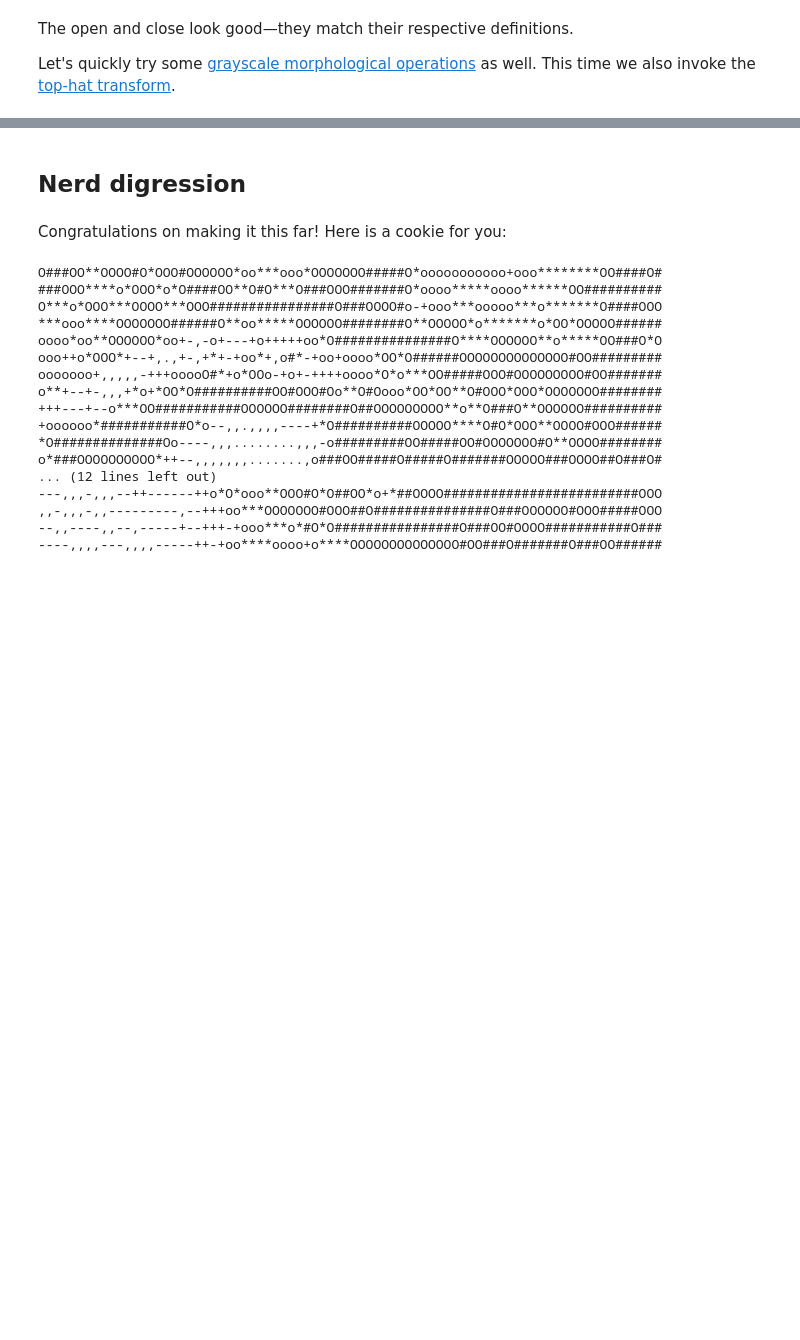
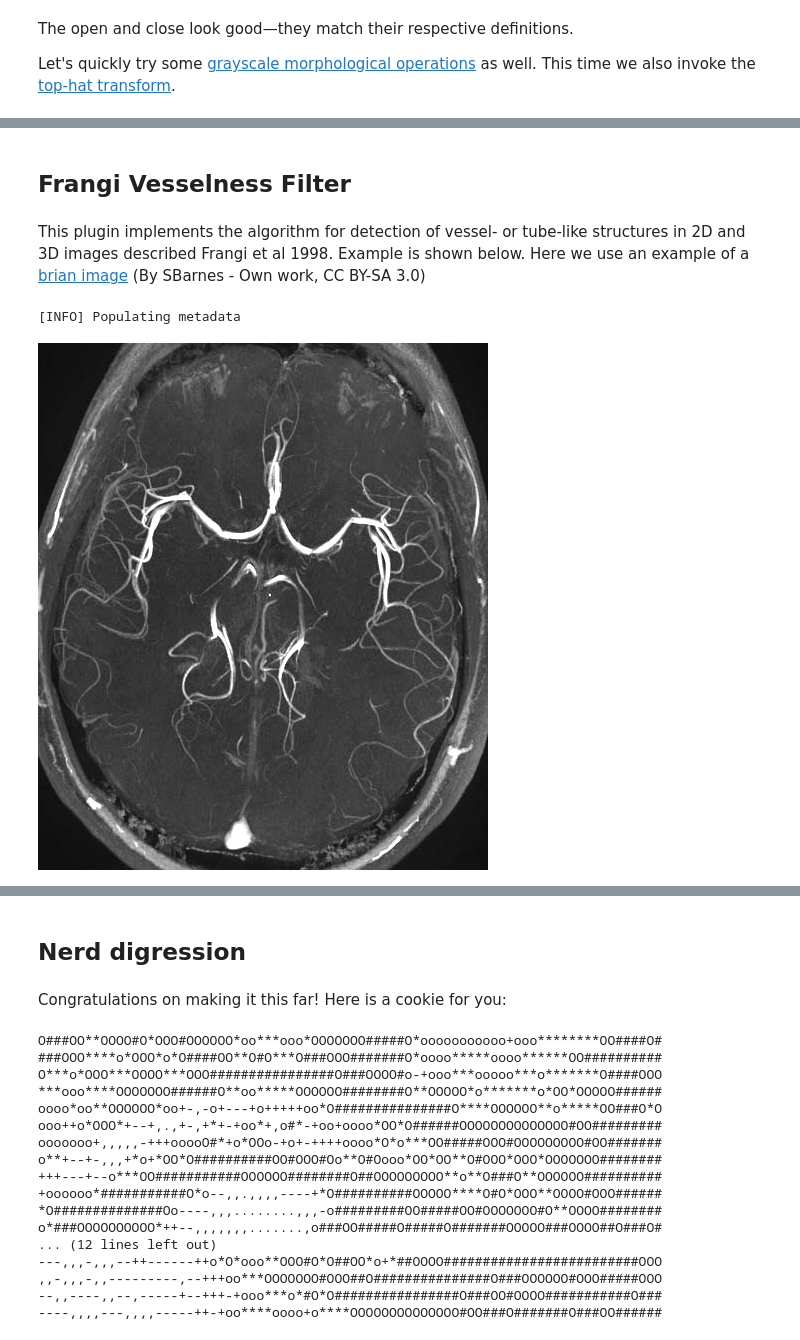
Before and after one commit to imagej/tutorials, a Jupyter notebook: notebooks/1_-_Using_ImageJ/2_-_Introduction_to_ImageJ_Ops.ipynb, the cells around one changed output, grey strips where cells are left out. Drawn from its saved outputs; the diff is of its cells as text; code cells hidden in the pictures; blank space fills up the shorter version.

Commit message:
added Frangi Vesselness Filter

```diff
--- a/notebooks/1_-_Using_ImageJ/2_-_Introduction_to_ImageJ_Ops.ipynb
+++ b/notebooks/1_-_Using_ImageJ/2_-_Introduction_to_ImageJ_Ops.ipynb
@@ -1123,3 +1119,12 @@ whiteTopHat = ij.op().morphology().topHat(morphImage, [shape])
 [["erode":erode, "dilate":dilate, "open":open, "close":close, "black tophat":blackTopHat, "white tophat":whiteTopHat]]
 # %% [output]
 [interactive output not drawn]
+# %% [markdown]
+## Frangi Vesselness Filter
+# %% [markdown]
+This plugin implements the algorithm for detection of vessel- or tube-like structures in 2D and 3D images described Frangi et al 1998. Example is shown below. Here we use an example of a [brian image](https://commons.wikimedia.org/w/index.php?curid=5930234) (By SBarnes - Own work, CC BY-SA 3.0)
+# %%
+input = ij.io().open("https://upload.wikimedia.org/wikipedia/commons/6/66/Mra-mip.jpg")
+# %% [output]
+[INFO] Populating metadata
+[figure, added]
```
Also changed, not shown: parts of 3 cells of this notebook.
